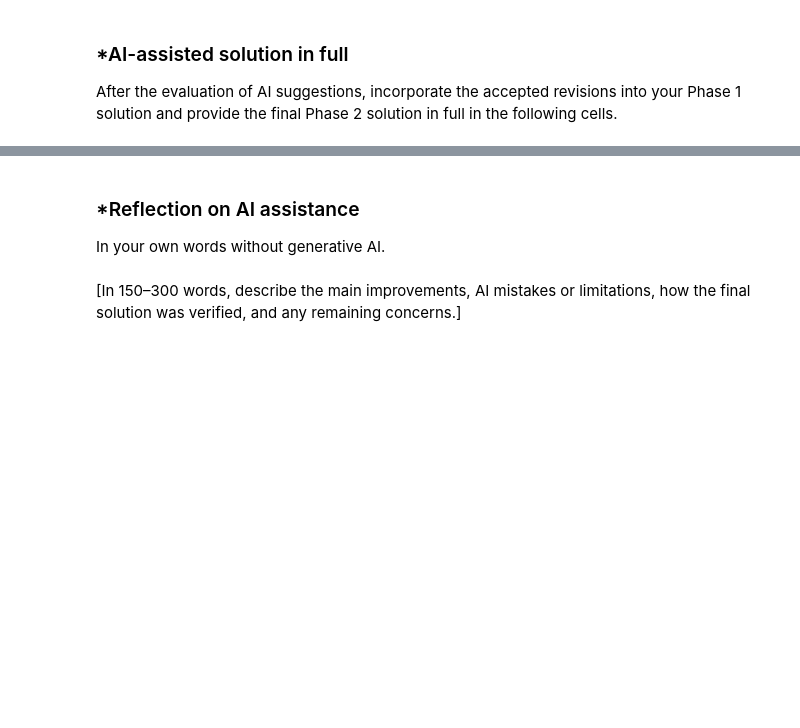
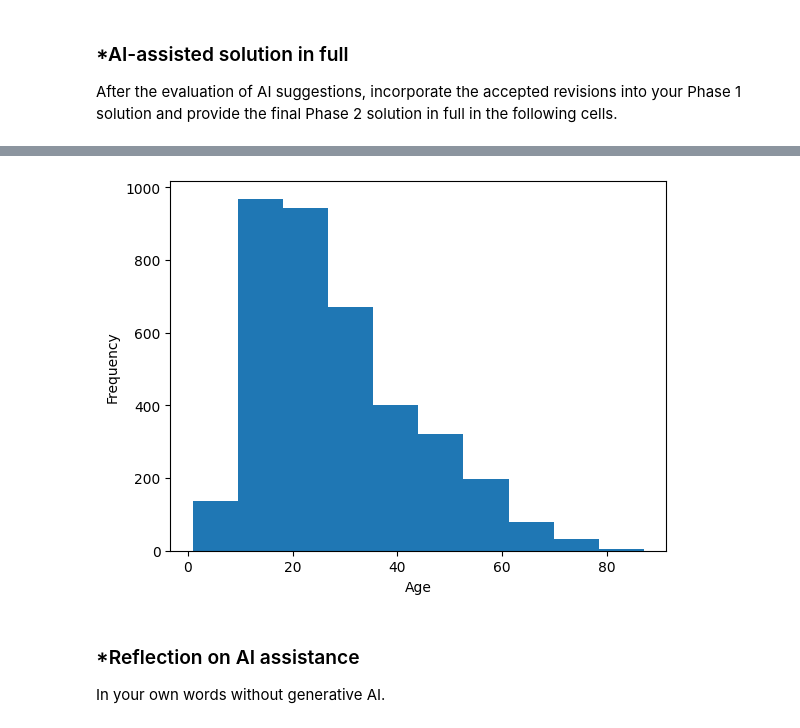
Before and after one commit to michael-zhang0/A01-data-wrangling, a Jupyter notebook: notebook.ipynb, the cells around one changed output, grey strips where cells are left out. Saved outputs shown, nothing was run; the diff lists cells and outputs as text; code cells hidden in the pictures; blank space fills up the shorter version.

```diff
--- a/notebook.ipynb
+++ b/notebook.ipynb
@@ -170,0 +241,76 @@ data  notebook.ipynb  README.md  tidy_data.pdf
+# %%
+import pandas as pd
+import re
+
+# Q2.1
+# Read with pd.read_excel()
+df = pd.read_excel('./data/GSAF5.xls')
+
+# Q2.2
+# Drop columns with ALMOST all NaN (99%+)
+# AI-accepted suggestion for programmatic check
+missing_frac = df.isna().mean()
+df = df.drop(columns=missing_frac[missing_frac > 0.99].index.tolist())
+
+# Q2.3
+# Remove NaN values, keep years >= 1940, show how many attacks for each year
+# Years looks like it contains certain years from 1500 to about 1850, then most
+# years after 1850. It also contains 0, 5, 77, and 1000. It also had a nan in
+# there.
+# Clear upward trend: ~20-30 attacks per year in the 1940s vs. 100-140 per year
+# in the 2010s-2020s.
+# AI-accepted suggestion
+df = df.dropna(subset=['Year'])
+df = df[df['Year'] >= 1940]
+print(df['Year'].value_counts().sort_index())
+
+# Q2.4
+# Remove NaN values, apply non-numeric age parsing function written by Claude,
+# plot histogram
+df = df.dropna(subset=['Age'])
+
+# Function written by Claude, handles things like "20s"->25 (midpoint),
+# "30+"->30, "8 or 10"->9 (average), "Teen"->15. True unknowns ('?',
+# 'young', 'Middle age') are still left as NaN, there's no reasonable
+# number to assign them.
+# Much more efficient approach compared to hard-coding
+# AI-accepted solution
+def parse_age(val):
+    s = str(val).strip()
+    nums = [int(n) for n in re.findall(r'\d+', s)]
+    if not nums:
+        return 15 if 'teen' in s.lower() else None
+    if len(nums) >= 2:
+        return sum(nums[:2]) / 2
+    n = nums[0]
+    if "'s" in s or (s.lower().endswith('s') and not s[:-1].isdigit()):
+        return n + 5
+    return n
+
+df['Age'] = df['Age'].apply(parse_age)
+ax = df['Age'].plot(kind='hist')
+ax.set_xlabel('Age')
+ax.set_ylabel('Frequency')
+
+# Q2.5
+# Cleanse to M/F only
+# 84.18% males
+# AI-accepted solution
+sex_clean = df['Sex'].astype(str).str.strip().str.upper()
+valid_sex = sex_clean.isin(['M', 'F'])
+df = df[valid_sex]
+df['Sex'] = sex_clean[valid_sex]
+print("Percent males: ", (df['Sex'] == 'M').mean())
+
+# Q2.6
+# Normalize case/whitespace, then map everything not provoked/unprovoked as
+# unknown
+# 83.11% unprovoked
+# AI-accepted solution
+type_norm = df['Type'].astype(str).str.strip().str.lower()
+df['Type'] = type_norm.map(
+    lambda t: 'Provoked' if t == 'provoked'
+    else ('Unprovoked' if t == 'unprovoked' else 'Unknown')
+)
+print("Percent unprovoked: ", (df['Type'] == 'Unprovoked').mean())
+# %% [output]
@@ -171,5 +332,4 @@ data  notebook.ipynb  README.md  tidy_data.pdf
+[figure, added]
 # %% [markdown]
 ### *Reflection on AI assistance
 In your own words without generative AI.
-# %% [markdown]
-[In 150–300 words, describe the main improvements, AI mistakes or limitations, how the final solution was verified, and any remaining concerns.]
```
Also changed, not shown: parts of 12 cells of this notebook.
